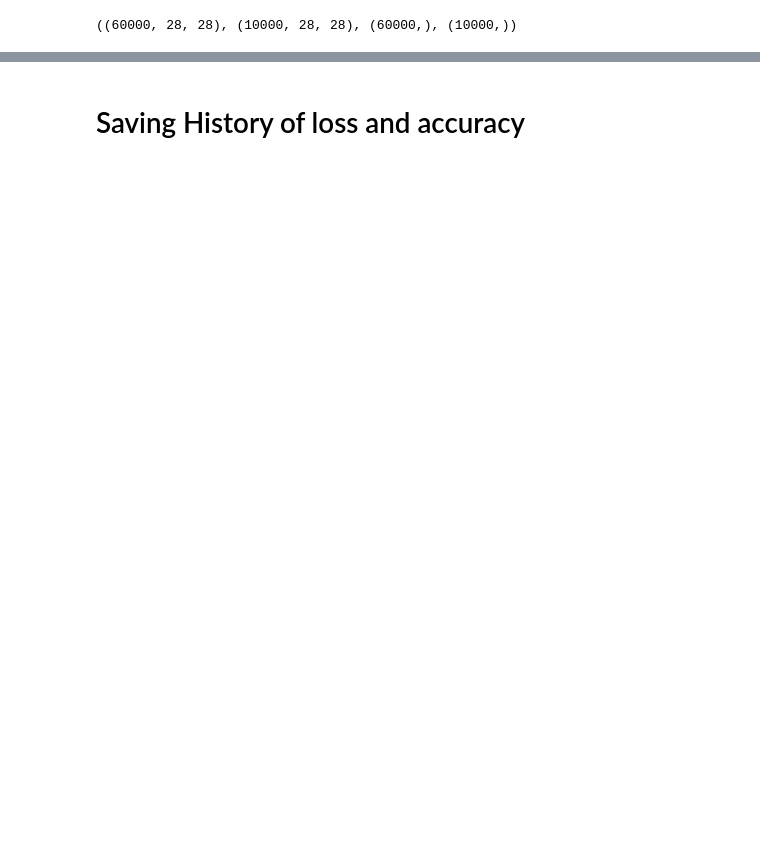
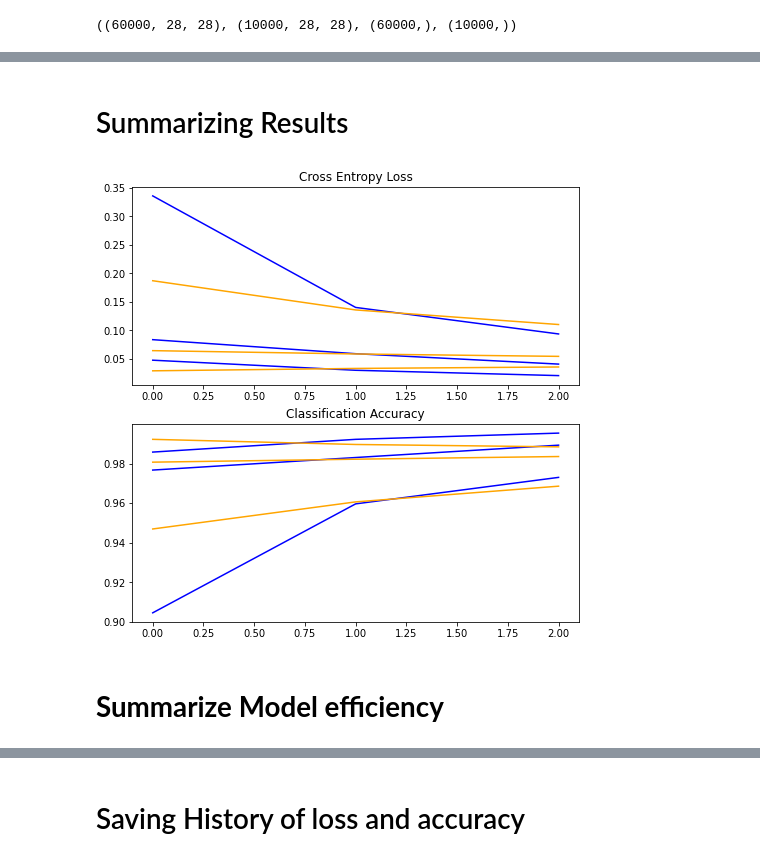
Before and after one commit to rohailkhan/Aj_Deep-Learning-with-Python, a Jupyter notebook: 10_Image_classification_of_hand_written_digits_without_CNN.ipynb, the cells around one changed output, grey strips where cells are left out. Cells and saved outputs as stored; diff of their text form; code cells hidden in the pictures; blank space fills up the shorter version.

```diff
--- a/10_Image_classification_of_hand_written_digits_without_CNN.ipynb
+++ b/10_Image_classification_of_hand_written_digits_without_CNN.ipynb
@@ -63,0 +90,10 @@ model.compile(optimizer='adam',
+# %%
+# run the test harness for evaluating a model
+def run_test_harness():
+  trainX, trainY, testX, testY = data_processing()
+  model=base_line_model()
+  scores , histories = evaluate_model(trainX, trainY,model)
+  return histories , scores
+# %%
+ # entry point, run the test harness
+scc , histt=run_test_harness()
@@ -63,0 +118,3 @@ model.compile(optimizer='adam',
+# %%
+for i in histt:
+  print(i.history)
@@ -63,0 +125,22 @@ model.compile(optimizer='adam',
+# %% [markdown]
+# Summarizing Results
+# %%
+def summarize_diagnostics(histories):
+  ax,fig = plt.subplots(nrows=2,ncols=1,figsize=(8,8))
+  for i in range(len(histories)):
+    plt.subplot(2, 1, 1)
+    plt.title('Cross Entropy Loss')
+    plt.plot(histories[i].history['loss'], color='blue', label='train')
+    plt.plot(histories[i].history['val_loss'], color='orange', label='test')
+    # plot accuracy
+    plt.subplot(2, 1, 2)
+    plt.title('Classification Accuracy')
+    plt.plot(histories[i].history['accuracy'], color='blue', label='train')
+    plt.plot(histories[i].history['val_accuracy'], color='orange', label='test')
+  plt.show() #working
+# %%
+summarize_diagnostics(histt)
+# %% [output]
+[figure, added]
+# %% [markdown]
+# **Summarize Model efficiency**
```
Also changed, not shown: parts of 47 cells of this notebook.
